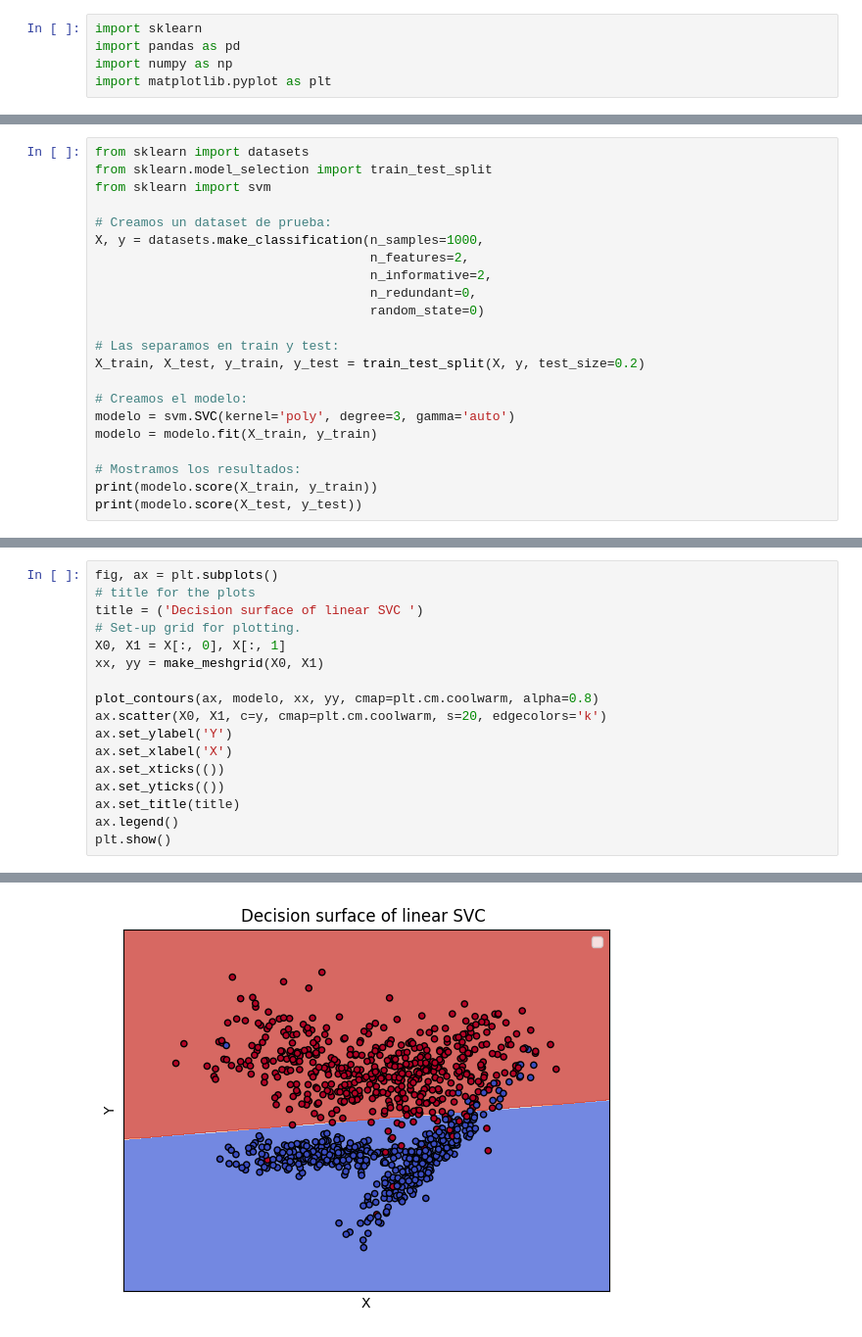
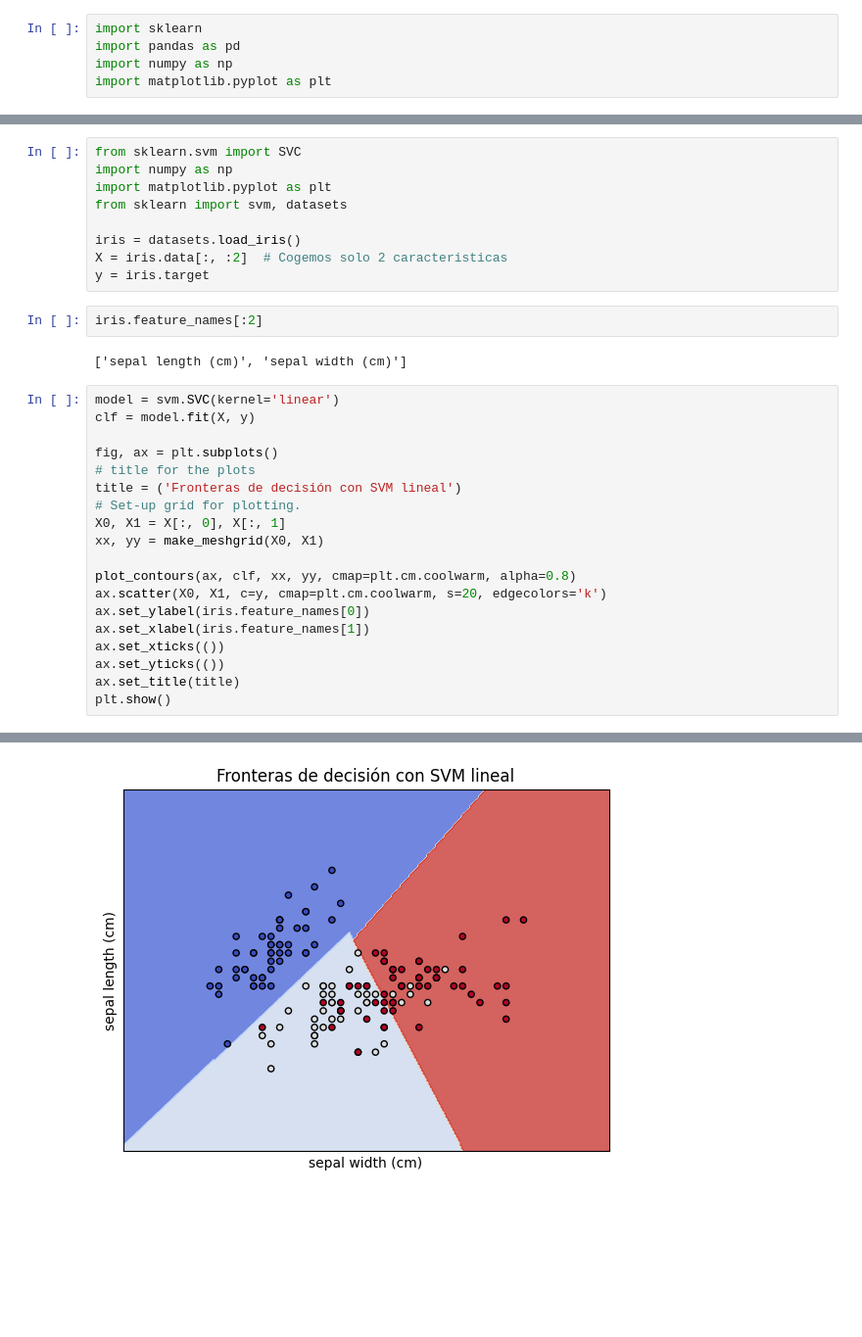
Before and after one commit to GuilleFaji/curso_python_intro_herramientas, a Jupyter notebook: 7_SkLearn/7_5_SVM.ipynb, the cells around one changed output, grey strips where cells are left out. Shown at 98% size. Cells and saved outputs as stored; diff of their text form; blank space fills up the shorter version.

```diff
--- a/7_SkLearn/7_5_SVM.ipynb
+++ b/7_SkLearn/7_5_SVM.ipynb
@@ -56,22 +29,0 @@ La visualización de los SVM es complicada debido a que normalmente estamos repr
-# %%
-from sklearn import datasets
-from sklearn.model_selection import train_test_split
-from sklearn import svm
-
-# Creamos un dataset de prueba:
-X, y = datasets.make_classification(n_samples=1000,
-                                    n_features=2,
-                                    n_informative=2,
-                                    n_redundant=0,
-                                    random_state=0)
-
-# Las separamos en train y test:
-X_train, X_test, y_train, y_test = train_test_split(X, y, test_size=0.2)
-
-# Creamos el modelo:
-modelo = svm.SVC(kernel='poly', degree=3, gamma='auto')
-modelo = modelo.fit(X_train, y_train)
-
-# Mostramos los resultados:
-print(modelo.score(X_train, y_train))
-print(modelo.score(X_test, y_test))
@@ -108,21 +68,36 @@ def plot_contours(ax, clf, xx, yy, **params):
     Z = Z.reshape(xx.shape)
     out = ax.contourf(xx, yy, Z, **params)
     return out
+# %%
+from sklearn.svm import SVC
+import numpy as np
+import matplotlib.pyplot as plt
+from sklearn import svm, datasets
+
+iris = datasets.load_iris()
+X = iris.data[:, :2]  # Cogemos solo 2 caracteristicas
+y = iris.target
+# %%
+iris.feature_names[:2]
+# %% [output]
+['sepal length (cm)', 'sepal width (cm)']
 # %%
+model = svm.SVC(kernel='linear')
+clf = model.fit(X, y)
+
 fig, ax = plt.subplots()
 # title for the plots
-title = ('Decision surface of linear SVC ')
+title = ('Fronteras de decisión con SVM lineal')
 # Set-up grid for plotting.
 X0, X1 = X[:, 0], X[:, 1]
 xx, yy = make_meshgrid(X0, X1)
 
-plot_contours(ax, modelo, xx, yy, cmap=plt.cm.coolwarm, alpha=0.8)
+plot_contours(ax, clf, xx, yy, cmap=plt.cm.coolwarm, alpha=0.8)
 ax.scatter(X0, X1, c=y, cmap=plt.cm.coolwarm, s=20, edgecolors='k')
-ax.set_ylabel('Y')
-ax.set_xlabel('X')
+ax.set_ylabel(iris.feature_names[0])
+ax.set_xlabel(iris.feature_names[1])
 ax.set_xticks(())
 ax.set_yticks(())
 ax.set_title(title)
-ax.legend()
 plt.show()
 # %% [output]
@@ -130 +104 @@ No artists with labels found to put in legend.  Note that artists whose label st
-[figure, old version]
+[figure, new version]
```
Also changed, not shown: parts of 17 cells of this notebook, 8 other files.
